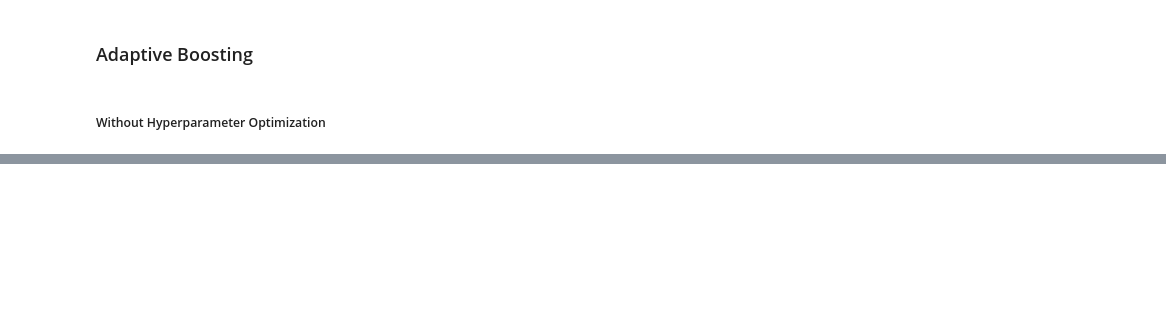
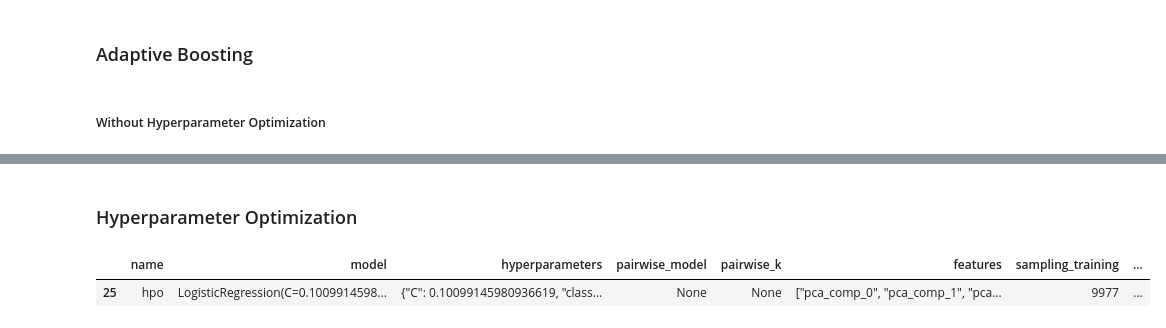
Before and after one commit to tim-grams/Retriever, a Jupyter notebook: notebooks/pointwise.ipynb, the cells around one changed output, grey strips where cells are left out. Cells and saved outputs as stored; diff of their text form; code cells hidden in the pictures; blank space fills up the shorter version.

```diff
--- a/notebooks/pointwise.ipynb
+++ b/notebooks/pointwise.ipynb
@@ -421,0 +256,7 @@ results
+# %% [markdown]
+### Hyperparameter Optimization
+# %%
+results[results['name'] == 'hpo']
+# %% [output]
+|  | name | model | hyperparameters | pairwise_model | pairwise_k | features | sampling_training | ... |
+| 25 | hpo | LogisticRegression(C=0.1009914598... | {"C": 0.10099145980936619, "class... | None | None | ["pca_comp_0", "pca_comp_1", "pca... | 9977 | ... |
```
Also changed, not shown: parts of 19 cells of this notebook, 3 other files.
